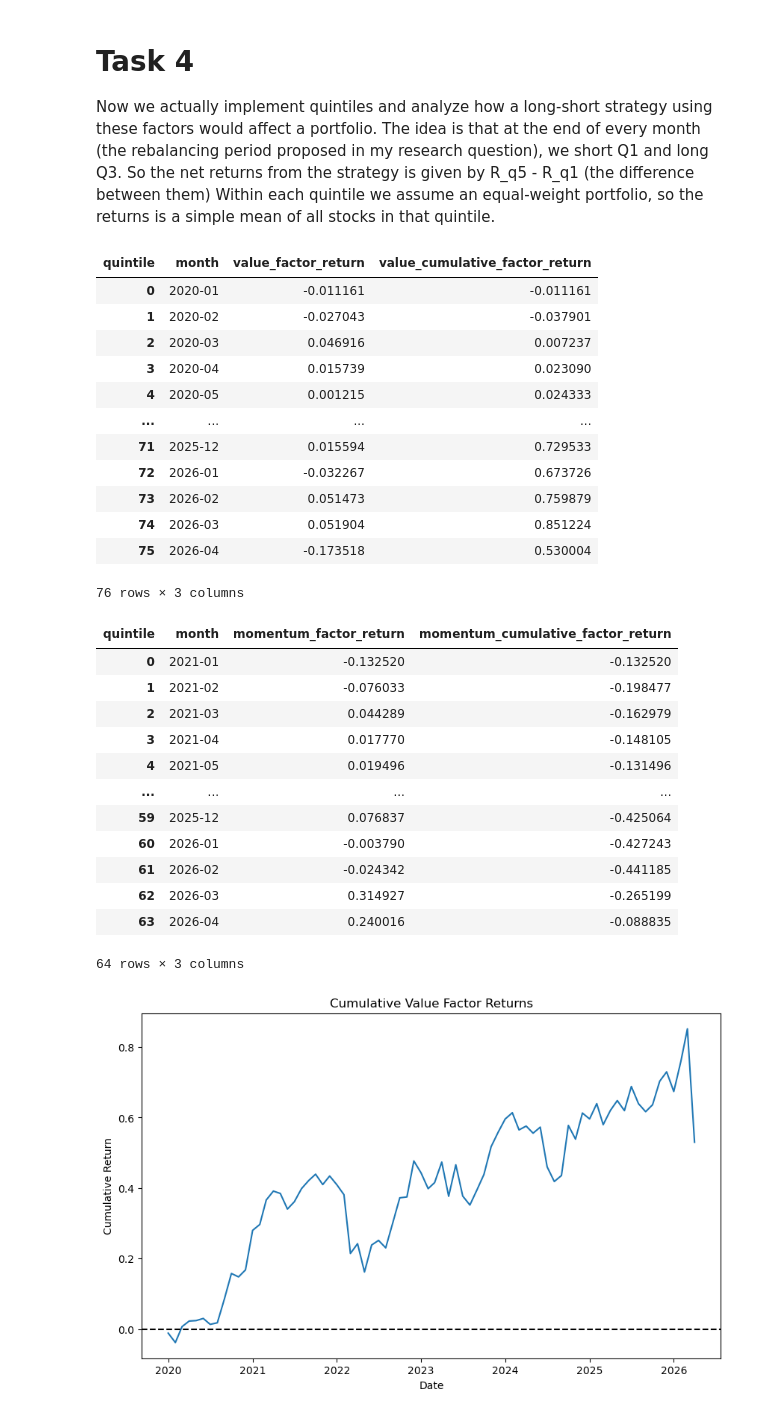
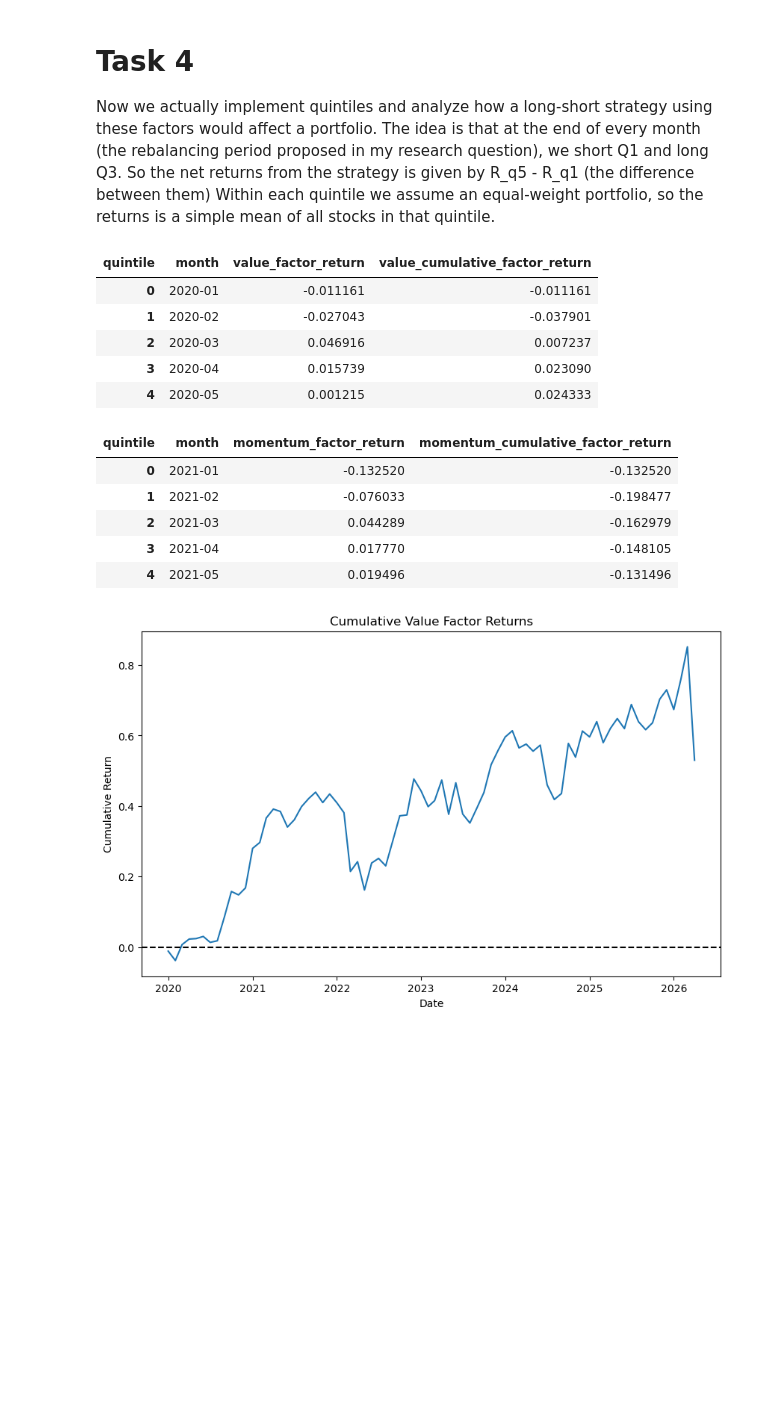
Before and after one commit to lzlava/LendoCapital, a Jupyter notebook: notebooks/factor_momentum_value.ipynb, the cells around one changed output. Cells and saved outputs as stored; diff of their text form; code cells hidden in the pictures; blank space fills up the shorter version.

Commit message:
Week 3 Update

```diff
--- a/notebooks/factor_momentum_value.ipynb
+++ b/notebooks/factor_momentum_value.ipynb
@@ -844,55 +840,53 @@ def add_cumulative_returns(
     """
 
     result = df.copy()
 
     result = result.sort_values("month").reset_index(drop=True)
 
     result[cumulative_column] = (
         (1 + result[return_column]).cumprod() - 1
     )
 
     return result
 
 value_factor_returns = add_cumulative_returns(value_factor_returns, "value_factor_return", "value_cumulative_factor_return")
 momentum_factor_returns = add_cumulative_returns(momentum_factor_returns, "momentum_factor_return", "momentum_cumulative_factor_return")
 
 value_factor_returns = value_factor_returns.dropna(
     subset=["value_factor_return"]
 ).reset_index(drop=True)
 
 momentum_factor_returns = momentum_factor_returns.dropna(
     subset=["momentum_factor_return"]
 ).reset_index(drop=True)
 
-display(value_factor_returns.head(800))
-display(momentum_factor_returns.head(800))
+display(value_factor_returns.head())
+display(momentum_factor_returns.head())
+
+# Save for week 3
+value_factor_returns.to_parquet(
+    "../data/processed/value_factor_returns.parquet",
+    index=False
+)
+
+# Notebook 1 — save dataframe
+momentum_factor_returns.to_parquet(
+    "../data/processed/momentum_factor_returns.parquet",
+    index=False
+)
 # %% [output]
 | quintile | month | value_factor_return | value_cumulative_factor_return |
 | 0 | 2020-01 | -0.011161 | -0.011161 |
 | 1 | 2020-02 | -0.027043 | -0.037901 |
 | 2 | 2020-03 | 0.046916 | 0.007237 |
 | 3 | 2020-04 | 0.015739 | 0.023090 |
 | 4 | 2020-05 | 0.001215 | 0.024333 |
-| ... | ... | ... | ... |
-| 71 | 2025-12 | 0.015594 | 0.729533 |
-| 72 | 2026-01 | -0.032267 | 0.673726 |
-| 73 | 2026-02 | 0.051473 | 0.759879 |
-| 74 | 2026-03 | 0.051904 | 0.851224 |
-| 75 | 2026-04 | -0.173518 | 0.530004 |
-76 rows × 3 columns
 | quintile | month | momentum_factor_return | momentum_cumulative_factor_return |
 | 0 | 2021-01 | -0.132520 | -0.132520 |
 | 1 | 2021-02 | -0.076033 | -0.198477 |
 | 2 | 2021-03 | 0.044289 | -0.162979 |
 | 3 | 2021-04 | 0.017770 | -0.148105 |
 | 4 | 2021-05 | 0.019496 | -0.131496 |
-| ... | ... | ... | ... |
-| 59 | 2025-12 | 0.076837 | -0.425064 |
-| 60 | 2026-01 | -0.003790 | -0.427243 |
-| 61 | 2026-02 | -0.024342 | -0.441185 |
-| 62 | 2026-03 | 0.314927 | -0.265199 |
-| 63 | 2026-04 | 0.240016 | -0.088835 |
-64 rows × 3 columns
 # %%
 # Now plot the cumulative result (so we can hopefully see indication of our total investment returns over the course of the investment period
 
```
Also changed, not shown: parts of 3 cells of this notebook, 8 other files.
